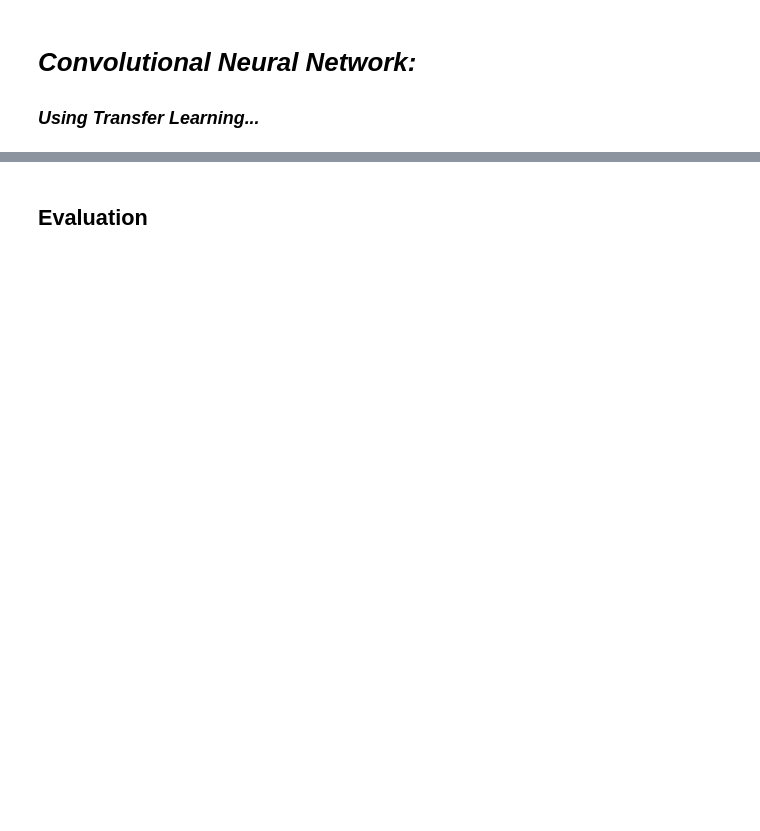
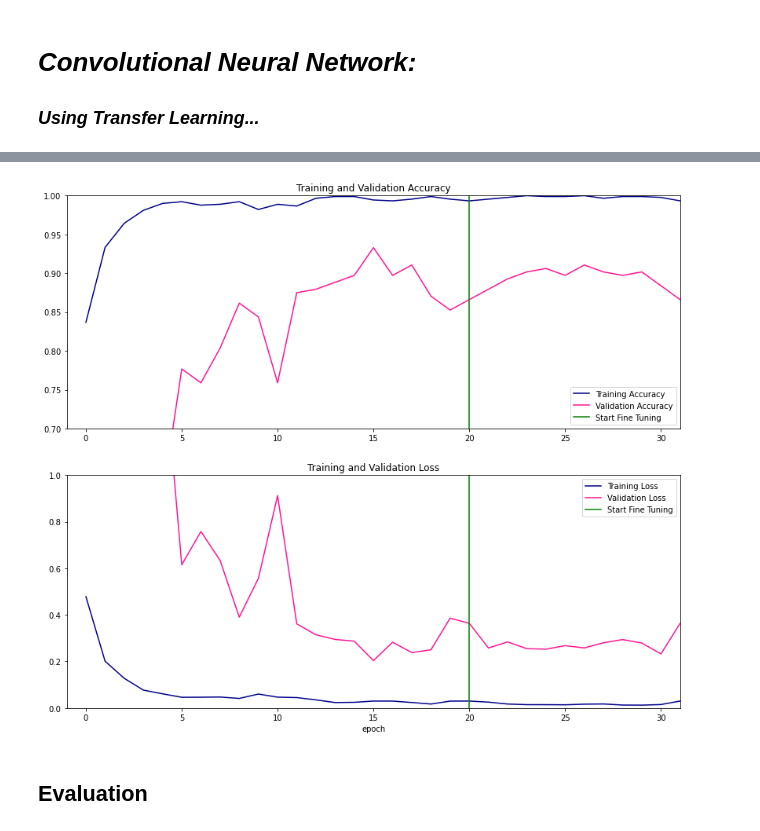
Before and after one commit to IMobinI/Weather-Classification, a Jupyter notebook: Weather Classification.ipynb, the cells around one changed output, grey strips where cells are left out. Drawn from its saved outputs; the diff is of its cells as text; code cells hidden in the pictures; blank space fills up the shorter version.

```diff
--- a/Weather Classification.ipynb
+++ b/Weather Classification.ipynb
@@ -275,3 +278,3 @@ plot_model(model_inc, show_shapes = True, show_trainable = True)
 # %%
-hist_inc = model_inc.fit(train_generator, validation_data = validation_generator, epochs = initial_epochs, verbose = 2)
+hist_cnn = model_cnn.fit(train_generator, validation_data = validation_generator, epochs = EPOCHS, verbose = 2)
 # %% [output]
@@ -300,3 +306,0 @@ for layer in base_model_inc.layers[:fine_tune_at]:
-# %%
-LR = LR / 10
-model_inc.compile(optimizer = OPTIMIZER, loss = LOSS, metrics = METRICS)
@@ -356,0 +307,10 @@ draw_plot(hist_inc, hist_inc_fine, fine_tune = True)
+# %%
+model_cnn.compile(optimizer = Adamax(LR / 10), loss = LOSS, metrics = METRICS)
+# %%
+total_epochs = EPOCHS + 10
+
+hist_cnn_fine = model_cnn.fit(train_generator,
+                              validation_data = validation_generator,
+                              epochs = total_epochs,
+                              initial_epoch = hist_cnn.epoch[-1],
+                              verbose = 2)
@@ -357,3 +335,7 @@ draw_plot(hist_inc, hist_inc_fine, fine_tune = True)
+# %%
+draw_plot_fine(hist_cnn, hist_cnn_fine)
+# %% [output]
+[figure, added]
 # %% [markdown]
 ## Evaluation
 # %%
```
Also changed, not shown: parts of 30 cells of this notebook.
